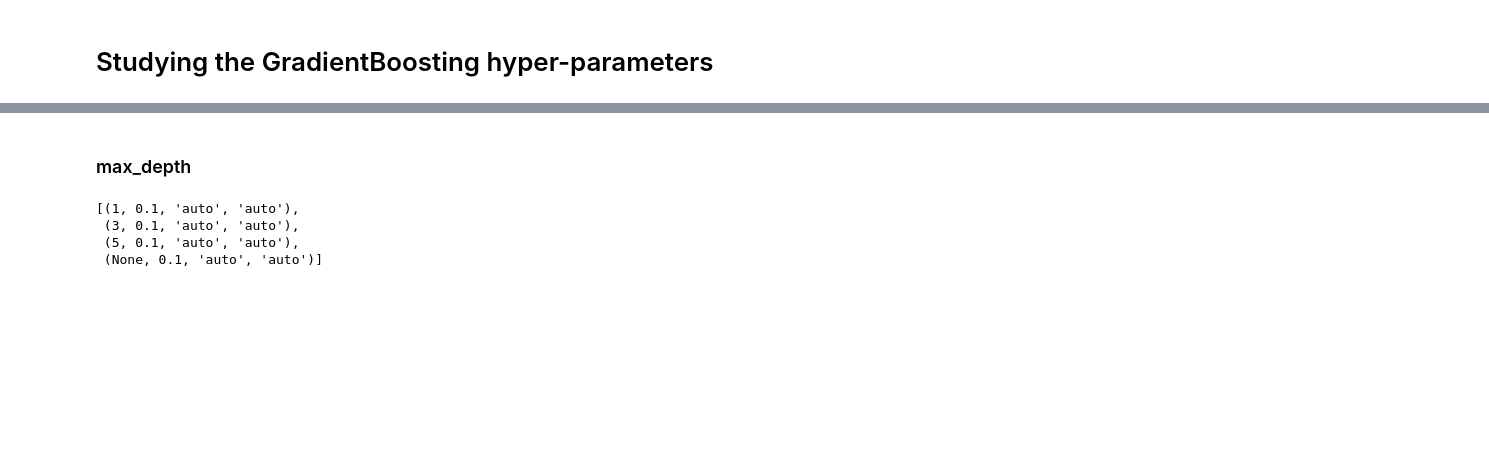
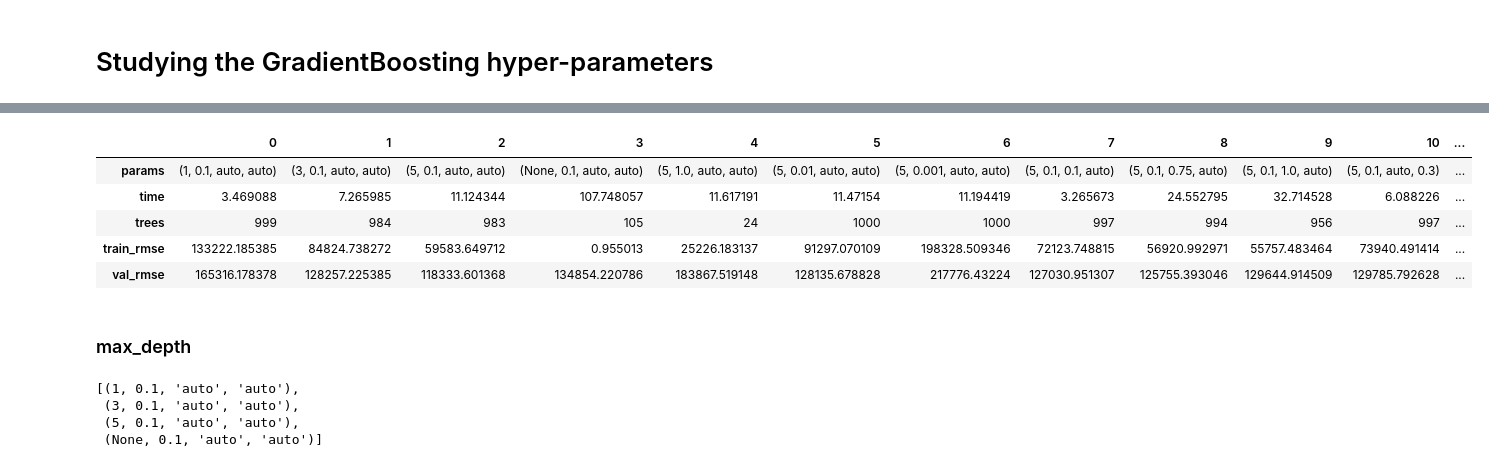
Before and after one commit to VFYAS/rf_gb_web_server, a Jupyter notebook: Отчёт 3 практическое задание.ipynb, the cells around one changed output, grey strips where cells are left out. Saved outputs shown, nothing was run; the diff lists cells and outputs as text; code cells hidden in the pictures; blank space fills up the shorter version.

```diff
--- a/Отчёт 3 практическое задание.ipynb
+++ b/Отчёт 3 практическое задание.ipynb
@@ -812,6 +901,21 @@ with open('boosting_hist', 'rb') as f:
     boosting_hist = pickle.load(f)
 # %%
 keys = list(boosting_hist.keys())
+# %%
+pd.concat((pd.DataFrame({
+    'params': [key],
+    'time': sum(boosting_hist[key]['time']),
+    'trees': boosting_hist[key]['trees'],
+    'train_rmse': min(boosting_hist[key]['train loss']),
+    'val_rmse': min(boosting_hist[key]['val loss']),
+}) for key in keys), ignore_index=True).T
+# %% [output]
+|  | 0 | 1 | 2 | 3 | 4 | 5 | 6 | 7 | 8 | 9 | 10 | ... |
+| params | (1, 0.1, auto, auto) | (3, 0.1, auto, auto) | (5, 0.1, auto, auto) | (None, 0.1, auto, auto) | (5, 1.0, auto, auto) | (5, 0.01, auto, auto) | (5, 0.001, auto, auto) | (5, 0.1, 0.1, auto) | (5, 0.1, 0.75, auto) | (5, 0.1, 1.0, auto) | (5, 0.1, auto, 0.3) | ... |
+| time | 3.469088 | 7.265985 | 11.124344 | 107.748057 | 11.617191 | 11.47154 | 11.194419 | 3.265673 | 24.552795 | 32.714528 | 6.088226 | ... |
+| trees | 999 | 984 | 983 | 105 | 24 | 1000 | 1000 | 997 | 994 | 956 | 997 | ... |
+| train_rmse | 133222.185385 | 84824.738272 | 59583.649712 | 0.955013 | 25226.183137 | 91297.070109 | 198328.509346 | 72123.748815 | 56920.992971 | 55757.483464 | 73940.491414 | ... |
+| val_rmse | 165316.178378 | 128257.225385 | 118333.601368 | 134854.220786 | 183867.519148 | 128135.678828 | 217776.43224 | 127030.951307 | 125755.393046 | 129644.914509 | 129785.792628 | ... |
 # %% [markdown]
 ### max_depth
 # %%
```
Also changed, not shown: parts of 38 cells of this notebook.
